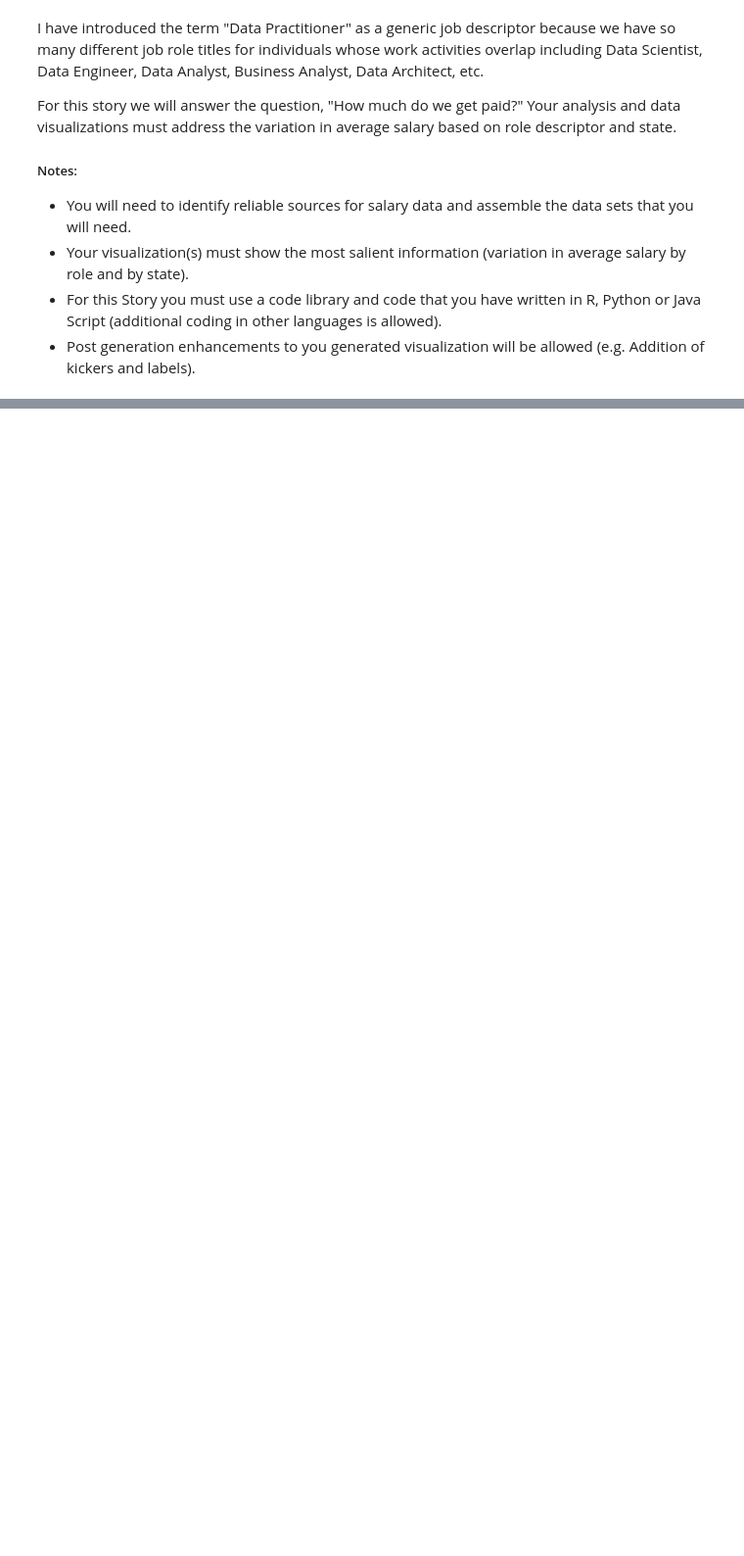
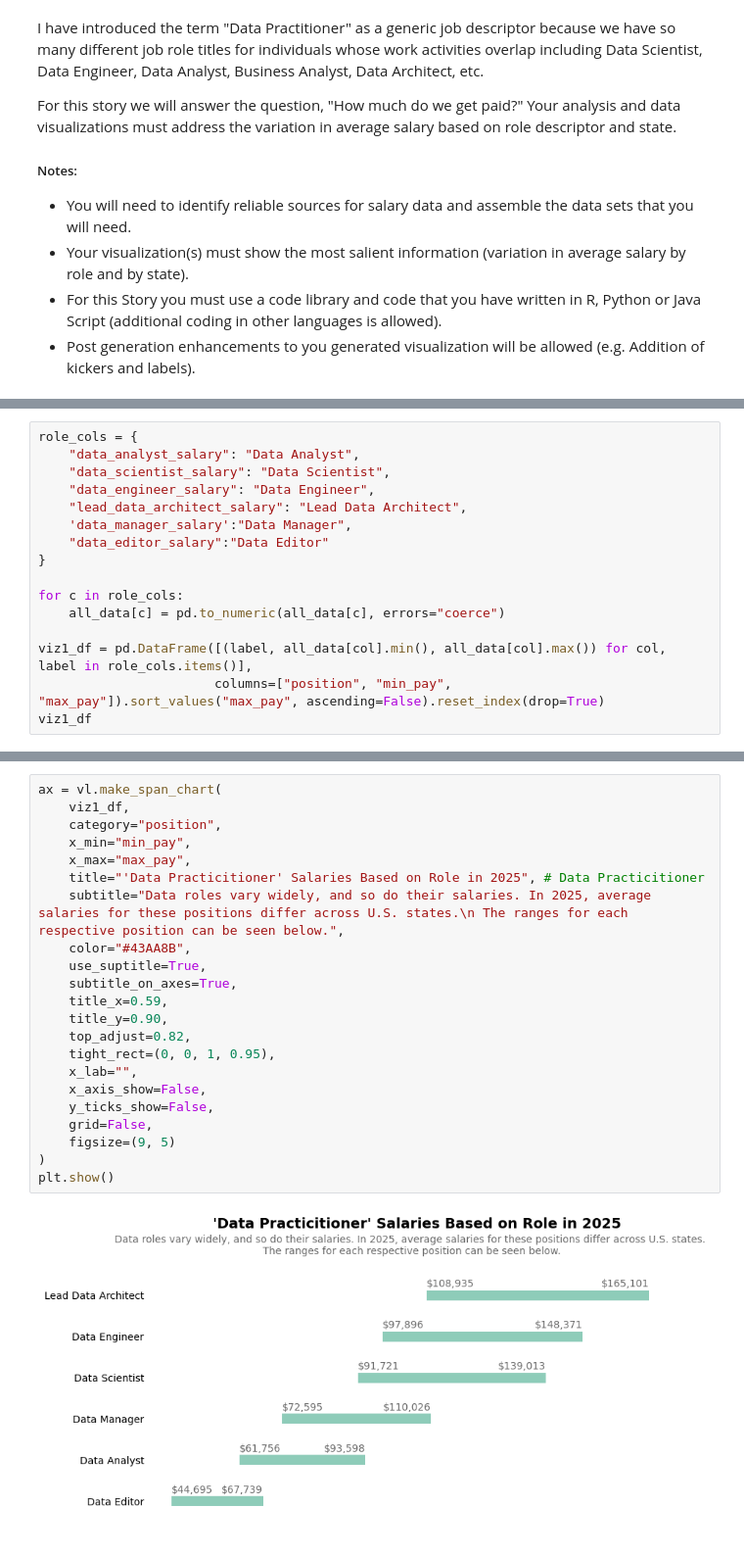
Before and after one commit to jhnboyy/CUNY_SPS_WORK, a Jupyter notebook: FALL2025/DATA608/Story4/Story4.ipynb, the cells around one changed output, grey strips where cells are left out. Shown: that part at 98% size. Cells and saved outputs as stored; diff of their text form; blank space fills up the shorter version.

```diff
--- a/FALL2025/DATA608/Story4/Story4.ipynb
+++ b/FALL2025/DATA608/Story4/Story4.ipynb
@@ -25,0 +100,16 @@ import request
+# %%
+role_cols = {
+    "data_analyst_salary": "Data Analyst",
+    "data_scientist_salary": "Data Scientist",
+    "data_engineer_salary": "Data Engineer",
+    "lead_data_architect_salary": "Lead Data Architect",
+    'data_manager_salary':"Data Manager",
+    "data_editor_salary":"Data Editor"
+}
+
+for c in role_cols:
+    all_data[c] = pd.to_numeric(all_data[c], errors="coerce")
+
+viz1_df = pd.DataFrame([(label, all_data[col].min(), all_data[col].max()) for col, label in role_cols.items()],
+                       columns=["position", "min_pay", "max_pay"]).sort_values("max_pay", ascending=False).reset_index(drop=True)
+viz1_df
@@ -25,0 +124,24 @@ import request
+# %%
+ax = vl.make_span_chart(
+    viz1_df,
+    category="position",
+    x_min="min_pay",
+    x_max="max_pay",
+    title="'Data Practicitioner' Salaries Based on Role in 2025", # Data Practicitioner
+    subtitle="Data roles vary widely, and so do their salaries. In 2025, average salaries for these positions differ across U.S. states.\n The ranges for each respective position can be seen below.",
+    color="#43AA8B",
+    use_suptitle=True,
+    subtitle_on_axes=True,
+    title_x=0.59,
+    title_y=0.90,
+    top_adjust=0.82,
+    tight_rect=(0, 0, 1, 0.95),
+    x_lab="",
+    x_axis_show=False,
+    y_ticks_show=False,
+    grid=False,
+    figsize=(9, 5)
+)
+plt.show()
+# %% [output]
+[figure, added]
```
Also changed, not shown: parts of 17 cells of this notebook, 9 other files.
